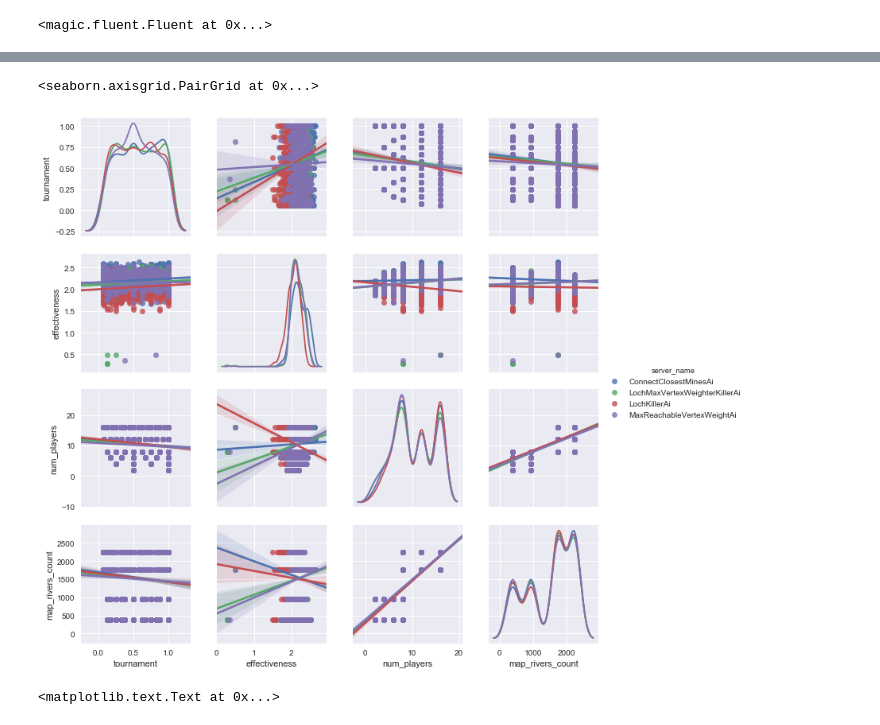
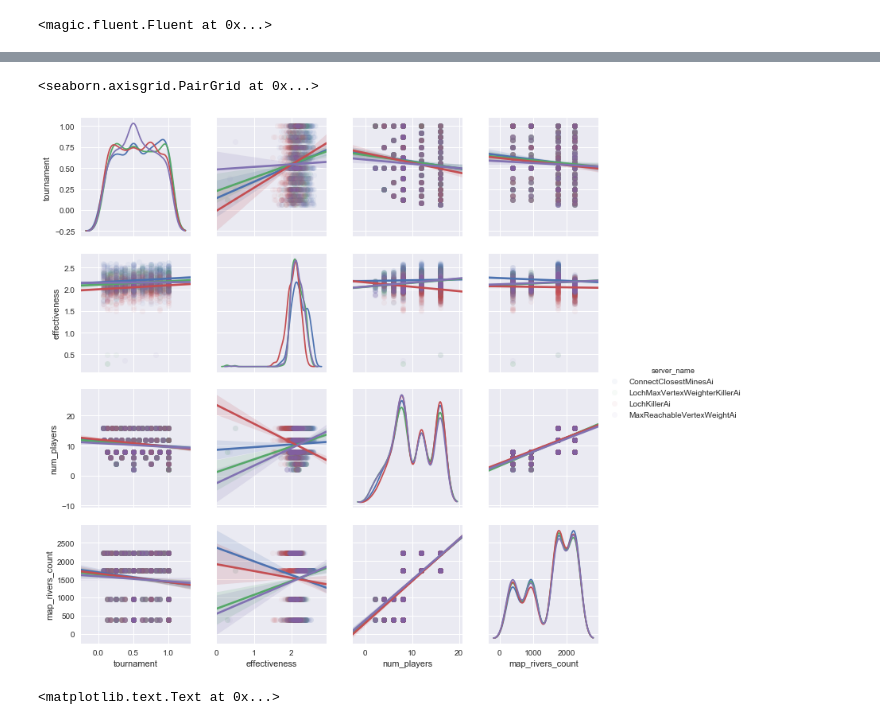
Before and after one commit to kontur-contests/icfpc2017-kontur-ru, a Jupyter notebook: python/HistoricalQualityControl.ipynb, the cells around one changed output, grey strips where cells are left out. Cells and saved outputs as stored; diff of their text form; code cells hidden in the pictures.

```diff
--- a/python/HistoricalQualityControl.ipynb
+++ b/python/HistoricalQualityControl.ipynb
@@ -57,14 +64,14 @@ data['effectiveness'] = np.log(data.scores+1)/np.log(data.map_rivers_count/data.
 # %%
 sns.pairplot(
     data,
     vars=['tournament','effectiveness','num_players','map_rivers_count'],
     hue='server_name',
     kind='reg',
     diag_kind='kde',
-    plot_kws={ 'scatter_kws' : {'alpha' : 0.8}})
+    plot_kws={ 'scatter_kws' : {'alpha' : 0.05}})
 # %% [output]
 <seaborn.axisgrid.PairGrid at 0x...>
-[figure, old version]
+[figure, new version]
 # %%
 winners = (data
  .groupby(['num_players','map_rivers_count','server_name'])
```
Also changed, not shown: parts of 2 cells of this notebook, 3 other files.
